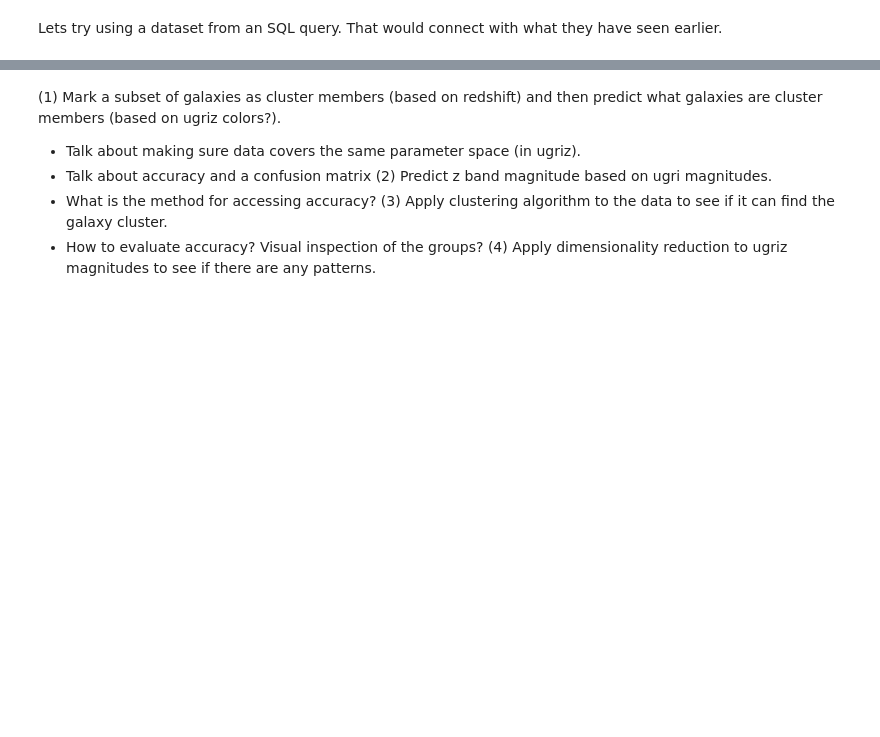
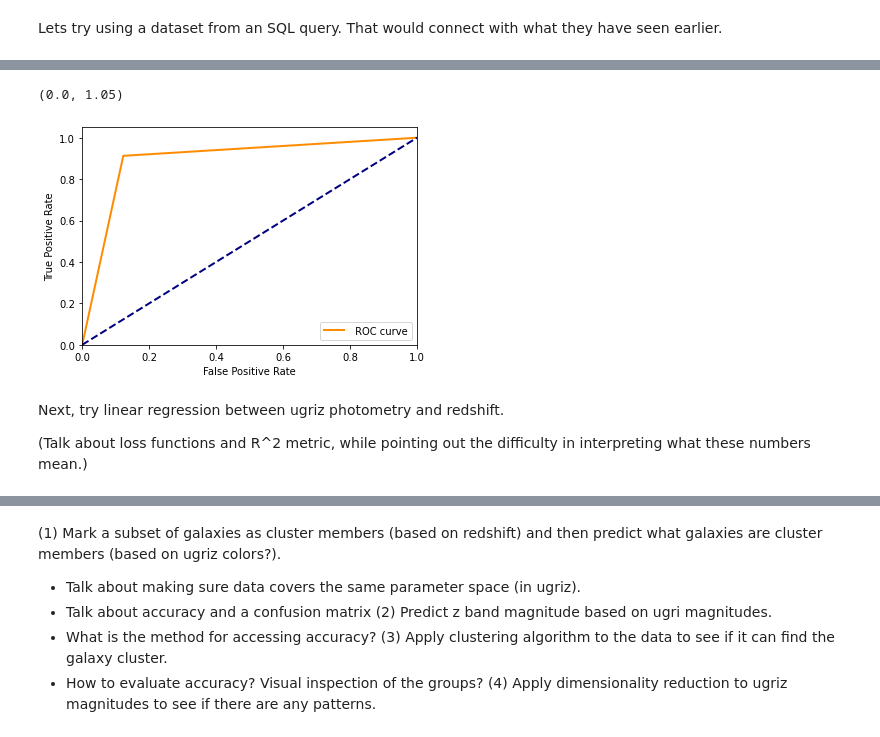
Before and after one commit to kevin-flaherty/Astro211, a Jupyter notebook: Lab8_MachineLearning/MachineLearning.ipynb, the cells around one changed output, grey strips where cells are left out. Drawn from its saved outputs; the diff is of its cells as text; code cells hidden in the pictures; blank space fills up the shorter version.

```diff
--- a/Lab8_MachineLearning/MachineLearning.ipynb
+++ b/Lab8_MachineLearning/MachineLearning.ipynb
@@ -510,0 +653,18 @@ HTTPError: 503 Server Error: Service Unavailable for url: https://skyserver.sdss
+# %%
+probs = model.predict_proba(Xtest_all)[:,1]
+fpr,tpr,thresholds = roc_curve(ytest_all,probs)
+plt.figure()
+plt.plot(fpr,tpr,color='darkorange',lw=2,label=' ROC curve')
+plt.plot([0,1],[0,1],color='navy',lw=2,ls='--') #Random classifier line
+plt.xlabel('False Positive Rate')
+plt.ylabel('True Positive Rate')
+plt.legend(loc="lower right")
+plt.xlim([0.0,1.0])
+plt.ylim([0.0,1.05])
+# %% [output]
+(0.0, 1.05)
+[figure, added]
+# %% [markdown]
+Next, try linear regression between ugriz photometry and redshift.
+
+(Talk about loss functions and R^2 metric, while pointing out the difficulty in interpreting what these numbers mean.)
```
Also changed, not shown: parts of 18 cells of this notebook, 12 other files.
